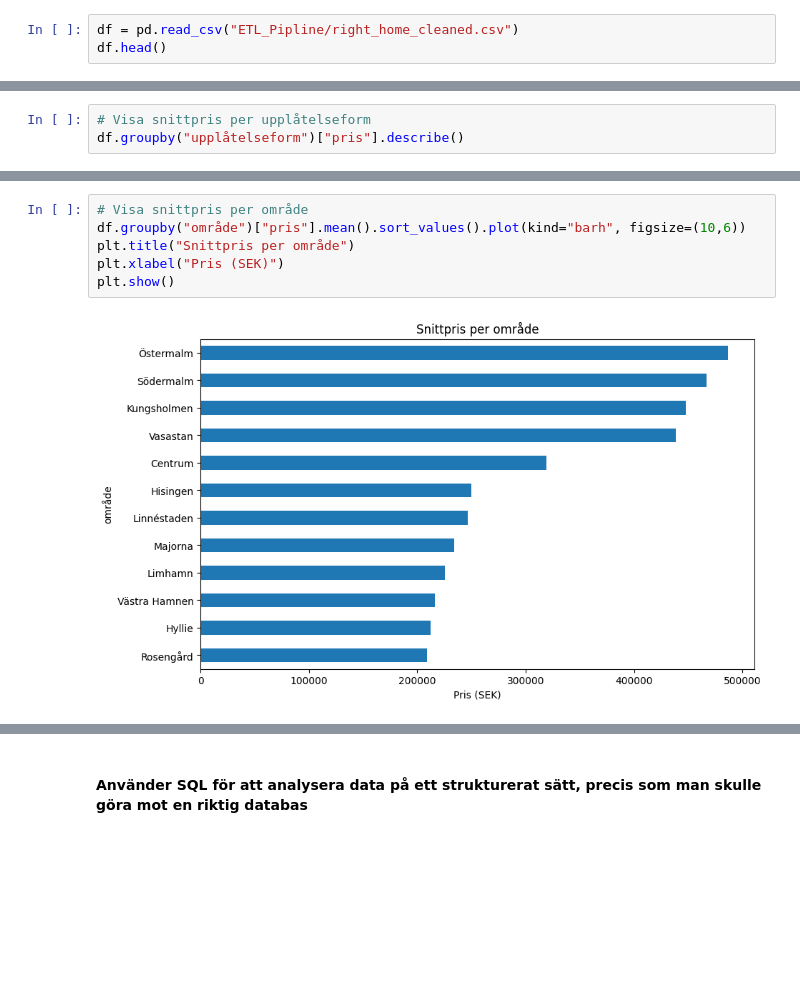
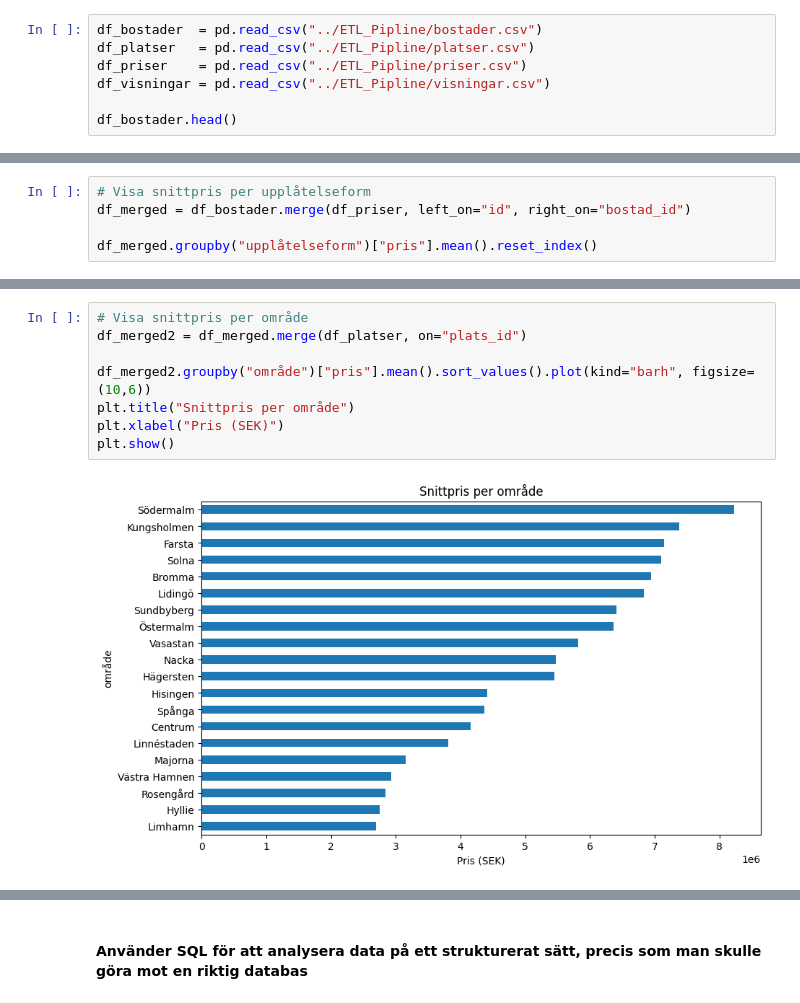
Before and after one commit to UX-DE-25-Project/UX25_DE25_Projekt_Group3, a Jupyter notebook: notebooks/eda_zineb.ipynb, the cells around one changed output, grey strips where cells are left out. Saved outputs shown, nothing was run; the diff lists cells and outputs as text; blank space fills up the shorter version.

Commit message:
Add EDA updat storytelling visualizations

```diff
--- a/notebooks/eda_zineb.ipynb
+++ b/notebooks/eda_zineb.ipynb
@@ -8,4 +23,8 @@ import matplotlib.pyplot as plt
 # %%
-df = pd.read_csv("ETL_Pipline/right_home_cleaned.csv")
-df.head()
+df_bostader  = pd.read_csv("../ETL_Pipline/bostader.csv")
+df_platser   = pd.read_csv("../ETL_Pipline/platser.csv")
+df_priser    = pd.read_csv("../ETL_Pipline/priser.csv")
+df_visningar = pd.read_csv("../ETL_Pipline/visningar.csv")
+
+df_bostader.head()
 # %% [output]
@@ -82,4 +168,6 @@ dtype: int64
 # %%
 # Visa snittpris per upplåtelseform
-df.groupby("upplåtelseform")["pris"].describe()
+df_merged = df_bostader.merge(df_priser, left_on="id", right_on="bostad_id")
+
+df_merged.groupby("upplåtelseform")["pris"].mean().reset_index()
 # %% [output]
@@ -113,11 +223,13 @@ plt.show()
 # %%
 # Visa snittpris per område
-df.groupby("område")["pris"].mean().sort_values().plot(kind="barh", figsize=(10,6))
+df_merged2 = df_merged.merge(df_platser, on="plats_id")
+
+df_merged2.groupby("område")["pris"].mean().sort_values().plot(kind="barh", figsize=(10,6))
 plt.title("Snittpris per område")
 plt.xlabel("Pris (SEK)")
 plt.show()
 # %% [output]
-[figure, old version]
+[figure, new version]
 # %%
 # Visa prisfördelning
 plt.figure(figsize=(10,6))
```
Also changed, not shown: parts of 26 cells of this notebook.
